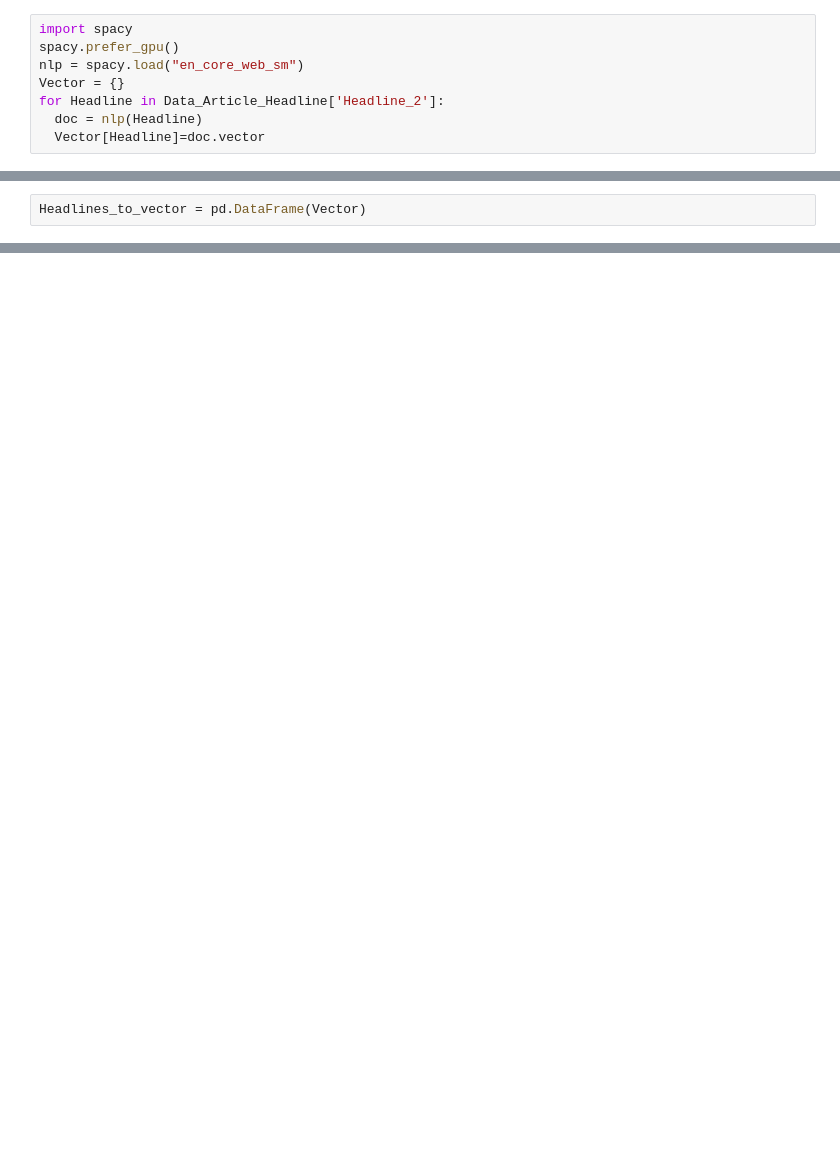
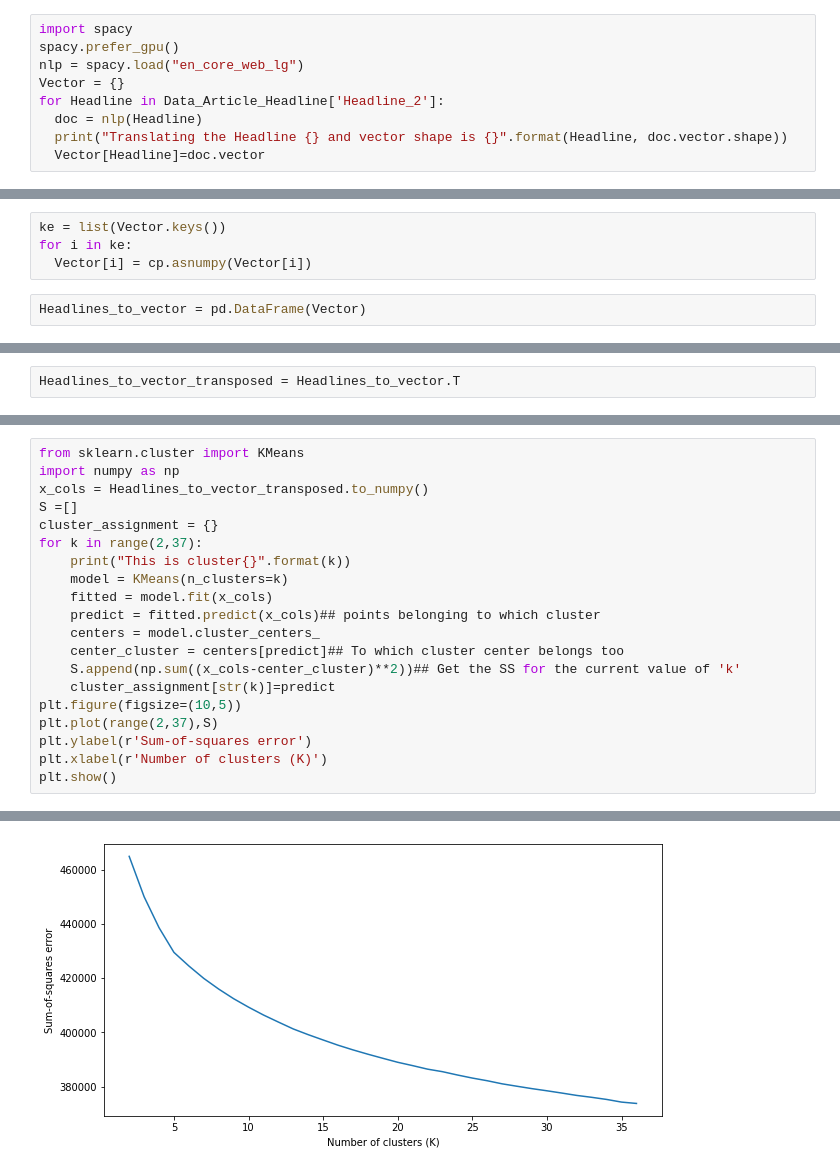
Before and after one commit to abhinavgairola/Anomaly_Detection_OTC_Market, a Jupyter notebook: Capstone_3.ipynb, the cells around one changed output, grey strips where cells are left out. Saved outputs shown, nothing was run; the diff lists cells and outputs as text; blank space fills up the shorter version.

```diff
--- a/Capstone_3.ipynb
+++ b/Capstone_3.ipynb
@@ -82,8 +102,9 @@ Name: Headline_2, dtype: object
 # %%
 import spacy
 spacy.prefer_gpu()
-nlp = spacy.load("en_core_web_sm")
+nlp = spacy.load("en_core_web_lg")
 Vector = {}
 for Headline in Data_Article_Headline['Headline_2']:
   doc = nlp(Headline)
+  print("Translating the Headline {} and vector shape is {}".format(Headline, doc.vector.shape))
   Vector[Headline]=doc.vector
@@ -112,2 +139,6 @@ Vector
+# %%
+ke = list(Vector.keys())
+for i in ke:
+  Vector[i] = cp.asnumpy(Vector[i])
 # %%
 Headlines_to_vector = pd.DataFrame(Vector)
@@ -113,0 +155,2 @@ Headlines_to_vector = pd.DataFrame(Vector)
+# %%
+Headlines_to_vector_transposed = Headlines_to_vector.T
@@ -145,0 +175,21 @@ Data_Article_Headline[Data_Article_Headline.Headline.str.startswith('Sony')].sor
+# %%
+from sklearn.cluster import KMeans
+import numpy as np
+x_cols = Headlines_to_vector_transposed.to_numpy()
+S =[]
+cluster_assignment = {}
+for k in range(2,37):
+    print("This is cluster{}".format(k))
+    model = KMeans(n_clusters=k)
+    fitted = model.fit(x_cols)
+    predict = fitted.predict(x_cols)## points belonging to which cluster
+    centers = model.cluster_centers_
+    center_cluster = centers[predict]## To which cluster center belongs too
+    S.append(np.sum((x_cols-center_cluster)**2))## Get the SS for the current value of 'k'
+    cluster_assignment[str(k)]=predict
+plt.figure(figsize=(10,5))
+plt.plot(range(2,37),S)
+plt.ylabel(r'Sum-of-squares error')
+plt.xlabel(r'Number of clusters (K)')
+plt.show()
+# %% [output]
@@ -145,0 +213 @@ Data_Article_Headline[Data_Article_Headline.Headline.str.startswith('Sony')].sor
+[figure, added]
```
Also changed, not shown: parts of 21 cells of this notebook.
